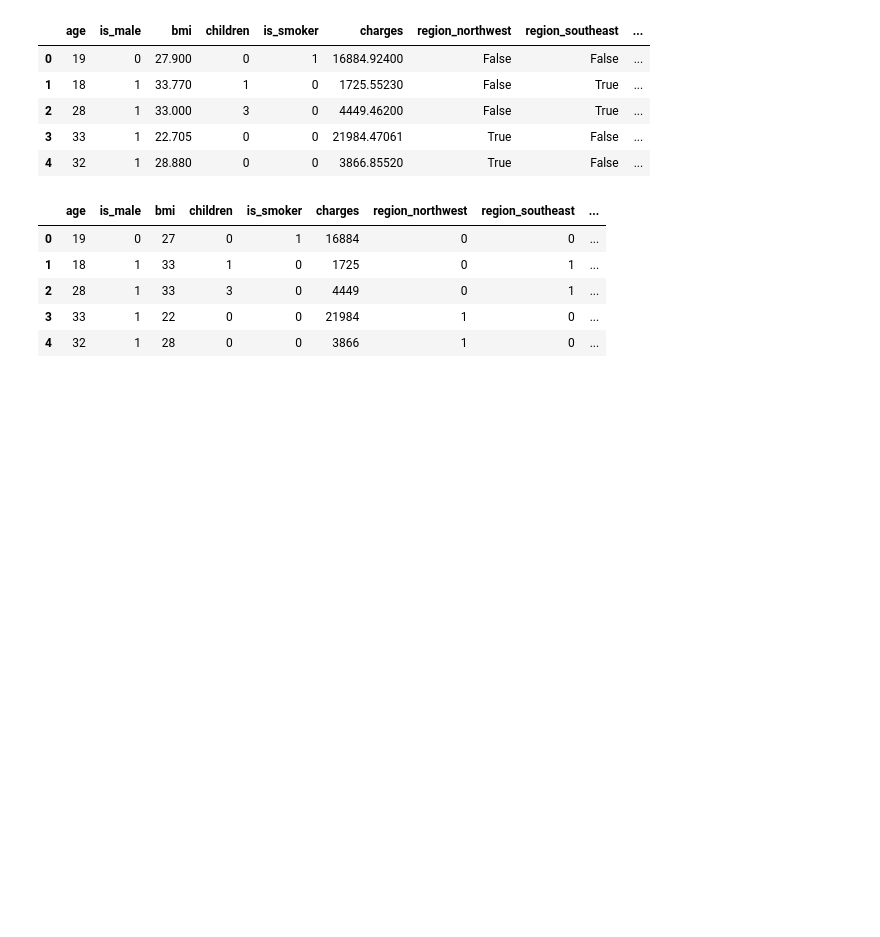
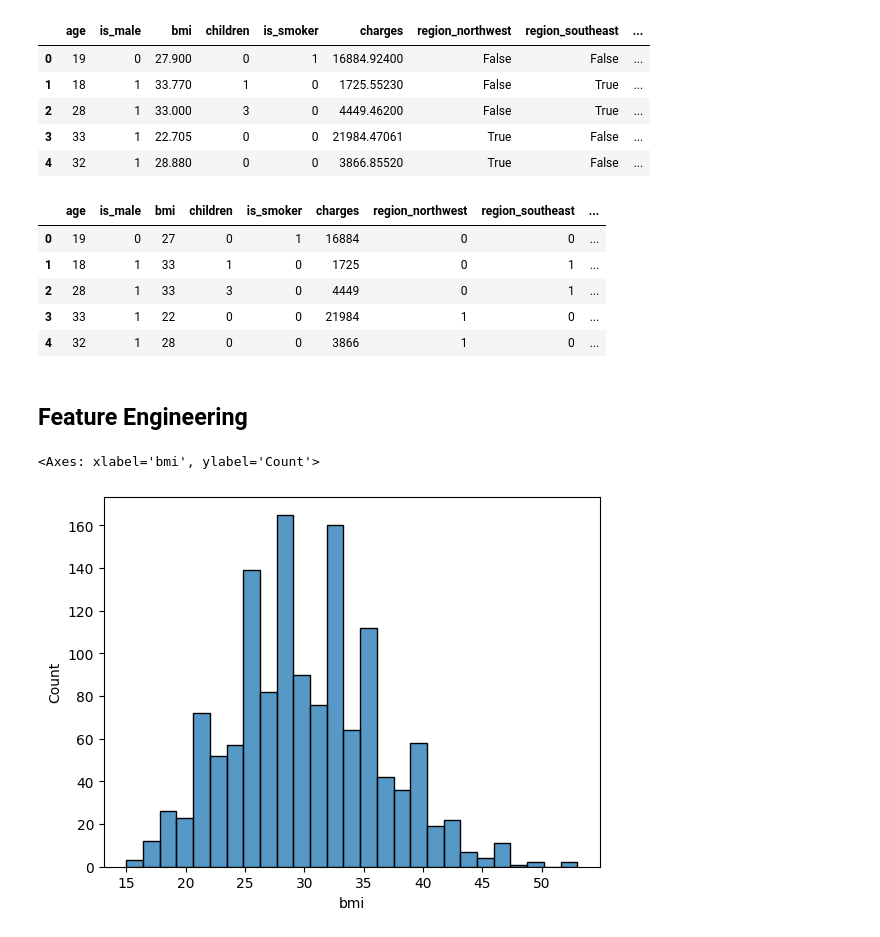
Before and after one commit to thearyal/Machine-Learning-Insurance, a Jupyter notebook: insurance.ipynb, the cells around one changed output. Saved outputs shown, nothing was run; the diff lists cells and outputs as text; code cells hidden in the pictures; blank space fills up the shorter version.

Commit message:
Feature Engineering

```diff
--- a/insurance.ipynb
+++ b/insurance.ipynb
@@ -246,3 +247,10 @@ df_cleaned.head()
 | 2 | 28 | 1 | 33 | 3 | 0 | 4449 | 0 | 1 | ... |
 | 3 | 33 | 1 | 22 | 0 | 0 | 21984 | 1 | 0 | ... |
 | 4 | 32 | 1 | 28 | 0 | 0 | 3866 | 1 | 0 | ... |
+# %% [markdown]
+## Feature Engineering
+# %%
+sns.histplot(df_cleaned['bmi'])
+# %% [output]
+<Axes: xlabel='bmi', ylabel='Count'>
+[figure, added]
```
Also changed, not shown: parts of 6 cells of this notebook.
